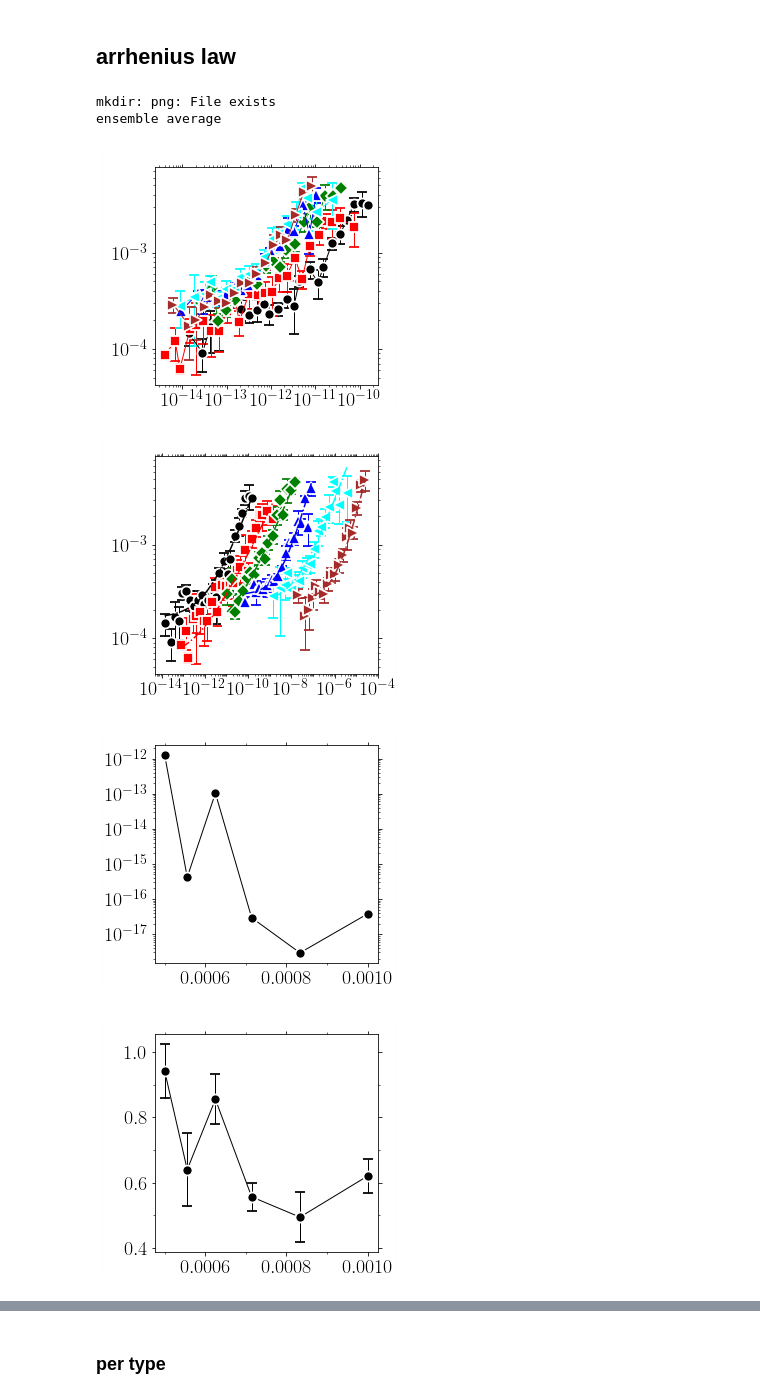
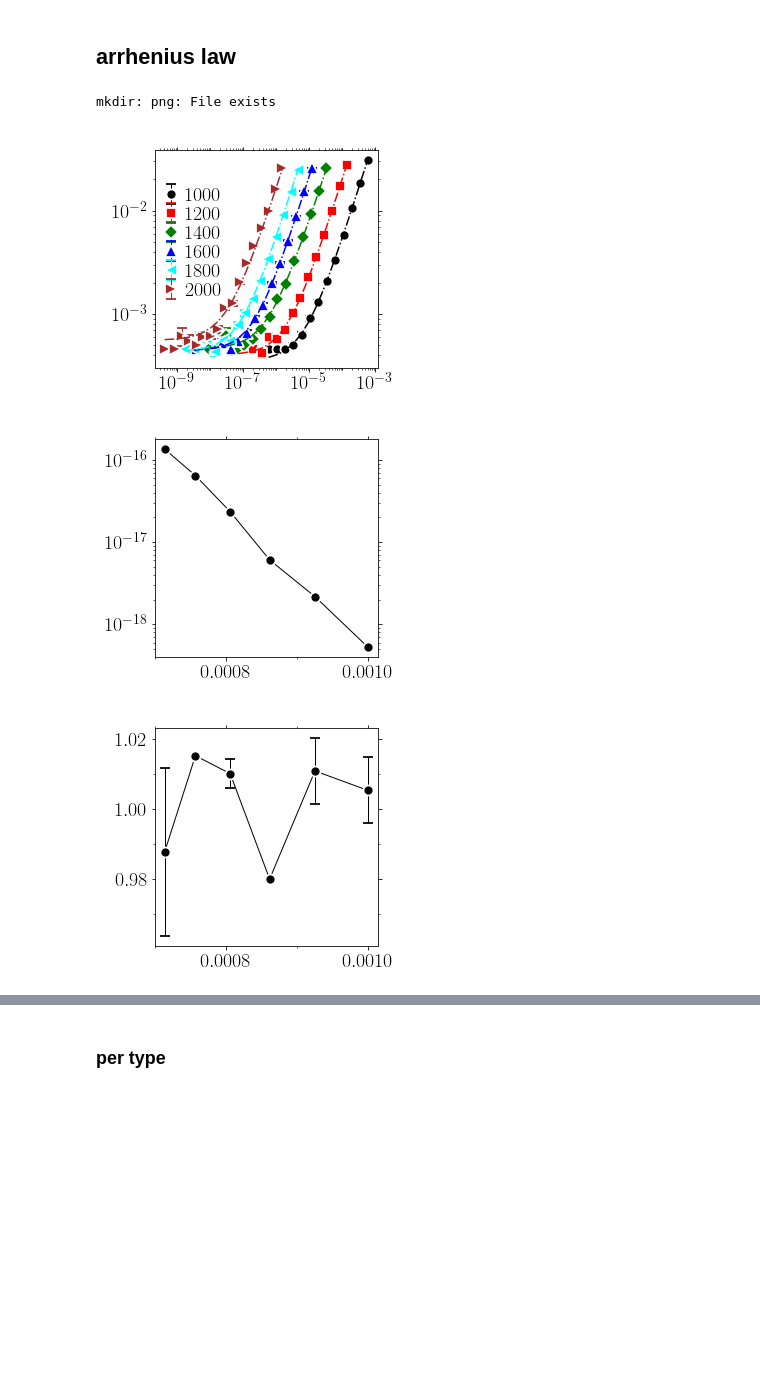
Before and after one commit to kkarimi62/vacancyDiffusion, a Jupyter notebook: postproc/postproc.ipynb, the cells around one changed output, grey strips where cells are left out. Saved outputs shown, nothing was run; the diff lists cells and outputs as text; code cells hidden in the pictures; blank space fills up the shorter version.

```diff
--- a/postproc/postproc.ipynb
+++ b/postproc/postproc.ipynb
@@ -362,11 +373,0 @@ utl.PltErr(xv[:,0],xv[:,1])
-# %%
-itime=0
-filtr = lmpCna.coord_atoms_broken[itime]['StructureType'] == 0.0
-rc = np.array(lmpData.coord_atoms_broken[itime][filtr]
-                [['x','y','z']].mean())
-# %%
-!rm void.xyz
-for itime in range(xv.shape[0]):
-    sfile=open('void.xyz','a')
-    utl.PrintOvito(pd.DataFrame(np.c_[xv[itime,:]+rc].reshape(1,3),columns=['x','y','z']),
-                   sfile, 'itime=%s'%itime, attr_list=['x', 'y', 'z'])
@@ -598,0 +730,12 @@ ValueError: all the input array dimensions for the concatenation axis must match
+# %%
+data = np.loadtxt('xxbarriers.txt')[:,1]
+
+hist, bin_edges, err = utl.GetPDF(data,n_per_decade=16)
+symbols=utl.Symbols()
+#--- plot
+utl.PltErr(bin_edges,hist,
+              yerr=err,
+       attrs=symbols.GetAttrs(),
+           xscale='log',
+           yscale='log'
+              )
@@ -827,9 +973,10 @@ class Temperature:
                 xdata_shift = xdata*20**count if shift else xdata
                 utl.PltErr(xdata_shift,
                                 self.func2nd(xdata,*popt),
-                                attrs={'fmt':'-.r','color':symbols.colors[count%7]},
+                                attrs={'fmt':'-.','color':symbols.colors[count%7]},
                            Plot=False,ax=ax)
                 #--- points
+                temp= [1000,1200,1400,1600,1800,2000][count]
                 utl.PltErr(xdata_shift,
                            ydata,
                            yerr=yerr,
@@ -842,7 +989,7 @@ class Temperature:
                        None,
                        ax=ax,
                        Plot=False,
-#                        legend=legends.Get(),
+                      legend=legends.Get(),
                        DrawFrame=DRAW_FRAME,
                        **plotAttrs
                       )
@@ -871,14 +1018,14 @@ if not eval(confParser['flags']['RemoteMachine']):
     !mkdir png
     #--- temp object
     temp = Temperature(
-        [1000,1200,1400,1600,1800,2000],8,
-#        np.arange(1000,1440,80),1,
+#        [1000,1200,1400,1600,1800,2000],8,
+        np.arange(1000,1440,80),1,
 #        verbose = True,
                      )
     #
     #--- parse data
-    temp.Parse( list(map(lambda x:'CantorNatom16KTemp%sKEnsemble8/Run%s/msd/msd.txt'%(x[0],x[1]),
-#    temp.Parse( list(map(lambda x:'NiNatom16KTemp%sK/Run%s/msd/msd.txt'%(x[0],x[1]),
+#    temp.Parse( list(map(lambda x:'CantorNatom16KTemp%sKEnsemble8/Run%s/msd/msd.txt'%(x[0],x[1]),
+    temp.Parse( list(map(lambda x:'NiNatom16KTemp%sK/Run%s/msd/msd.txt'%(x[0],x[1]),
                          temp.temps_runs ))
               )
     #
@@ -914,44 +1061,42 @@ if not eval(confParser['flags']['RemoteMachine']):
     #--- fit
     #
     temp.Fit(Plot=True,
-             shift=True,
+#             shift=True,
 #             bounds=([0, 0, 0,0.999], [1e-2, 1e-3, 1,1.001]),
 #             p0=[2.450192558293684e-08, 0.00023822488904874157, 0.9999977703994274, 0.9991059679876155],
             p0=[[1e-08, 1e-4, 1e2, 1.0]],
-             SIGMA=True, #--- comment for ni
+#             SIGMA=True, #--- comment for ni
              plotAttrs={'yscale':'log',
                   'xscale':'log',
 #                   'xlim':(1e-10,1e-3),
 #                   'ylim':(1e-4,1e-1),
 #                     'xstr':r'$t\mathrm{(s)}$',
 #                   'ystr':r'msd(A$^2$)',
                         'ndecade_x':2,
-#                    'bbox_to_anchor':(0.01,0.3,0.5,0.5),
-                   'title':'png/msd_temp_cantor_fit.png'},
+                    'bbox_to_anchor':(-0.05,0.23,0.5,0.5),
+                   'title':'png/msd_temp_ni_fit.png'},
             )
     temp.PlotDiff(**{
                   'yscale':'log',
 #                   'xlim':(1e-10,1e-3),
 #                   'ylim':(1e-4,1e-1),
 #                   xstr=r'$1/T(K^{-1})$',
 #                   ystr=r'$D(m^2/s)$',
                     'title':'png/D_temp_cantor.png',
                     }
                 )
 
     temp.PlotExponent(**{
 #                  'yscale':'log',
 #                   'xlim':(1e-10,1e-3),
 #                   'ylim':(.5,1.1),
 #                   xstr=r'$1/T(K^{-1})$',
 #                   ystr=r'$D(m^2/s)$',
                     'title':'png/alpha_temp_cantor.png',
                     }
                 )
 # %% [output]
 mkdir: png: File exists
-ensemble average
-[figure, old version]
+[figure, new version]
-[figure, old version]
+[figure, new version]
-[figure, old version]
+[figure, new version]
-[figure, removed]
```
Also changed, not shown: parts of 24 cells of this notebook, 4 other files.
